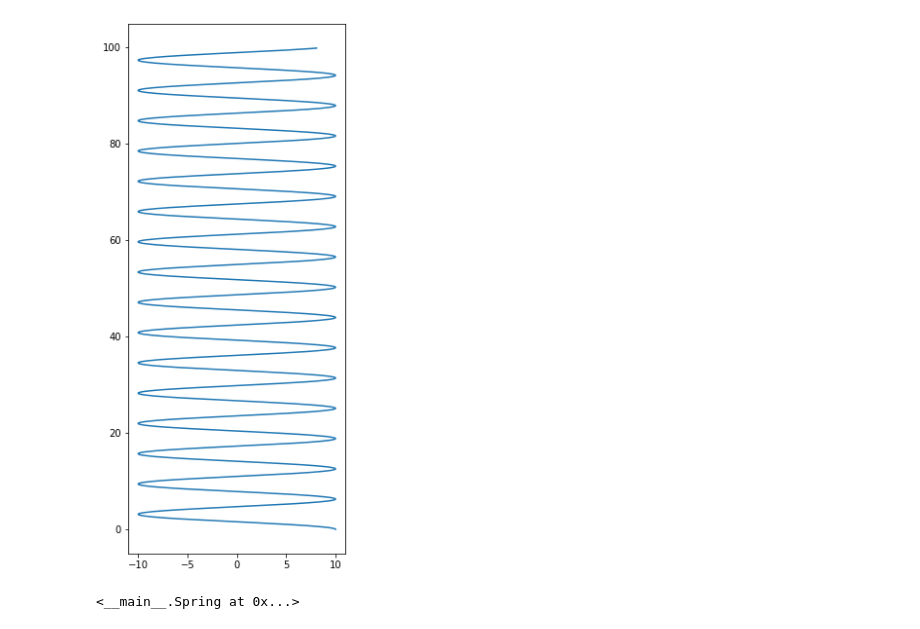
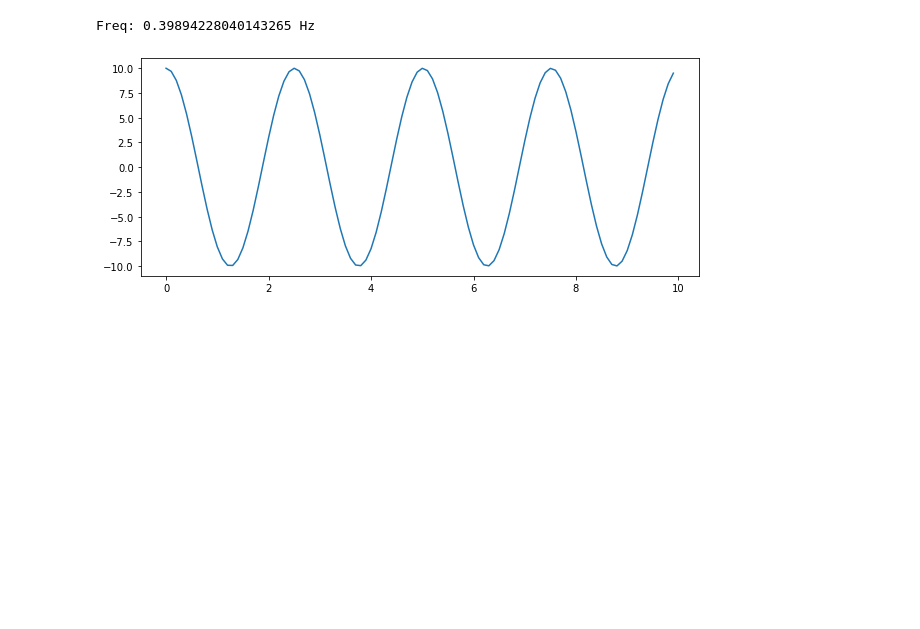
Before and after one commit to AnetaBaloyan/CS140-FinalProject, a Jupyter notebook: main.ipynb, the cells around one changed output. Saved outputs shown, nothing was run; the diff lists cells and outputs as text; code cells hidden in the pictures; blank space fills up the shorter version.

```diff
--- a/main.ipynb
+++ b/main.ipynb
@@ -17,9 +17,10 @@ class Spring():
         omega = math.sqrt(self.__k / m)
         A = x0
         B = v0 / omega
+        print(f'Freq: {omega/(2*np.pi)} Hz')
 
         if t1 is None:
-            t1 = t0 + 1000 * dt
+            t1 = t0 + 100 * dt
 
         def __move(A, B, omega, t):
             return A*math.cos(omega*t) + B*math.sin(omega*t)
@@ -30,10 +31,10 @@ class Spring():
             x.append(__move(A, B, omega, t))
 
         if plot:
-            fig = plt.figure(figsize=(4, 10))
-            plt.plot(x, times)
+            fig = plt.figure(figsize=(10, 4))
+            plt.plot(times, x)
 
-        return x
+        return np.array(x)
 
     def inSeries(self, that):
         k1 = self.__k
@@ -109,12 +110,9 @@ class SpringArray():
 
         return resulting_spring
 # %%
-s = Spring()
-x = s.move(0, 0.1, 10, plot=True)
+dt = 0.1
+s = Spring(2*np.pi)
+x = s.move(0, dt, 10, plot=True)
 # %% [output]
+Freq: 0.39894228040143265 Hz
-[figure, old version]
+[figure, new version]
-# %%
-sa = SpringArray()
-sa.equivalentSpring('{[[[]][]][{[]}{}]}')
-# %% [output]
-<__main__.Spring at 0x...>
```
Also changed, not shown: parts of 6 cells of this notebook.
